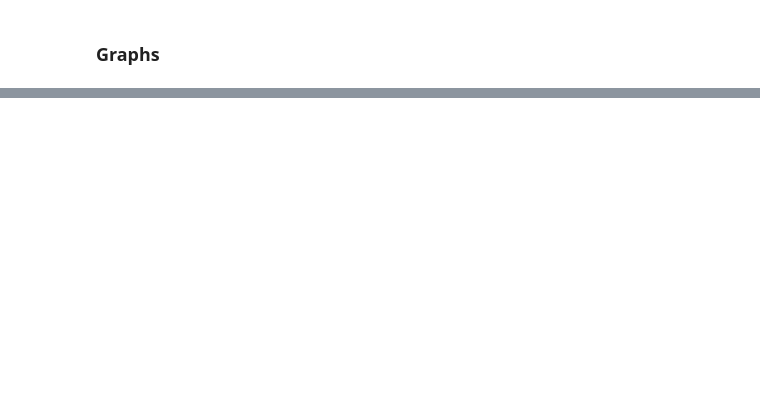
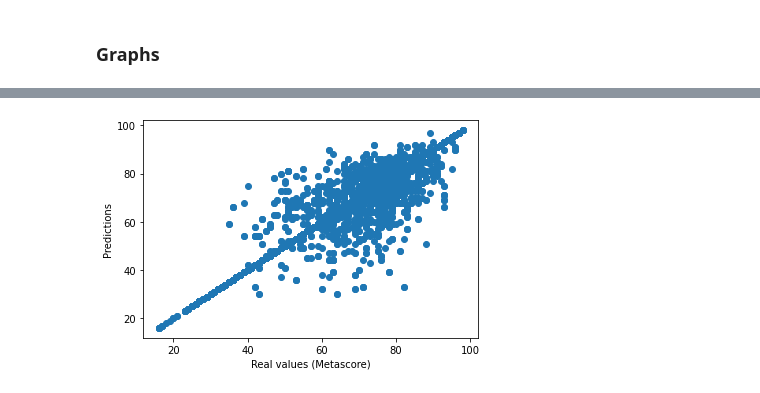
Before and after one commit to joaomoura05/Games-Classification, a Jupyter notebook: GamesClassificationModel.ipynb, the cells around one changed output, grey strips where cells are left out. Drawn from its saved outputs; the diff is of its cells as text; code cells hidden in the pictures; blank space fills up the shorter version.

Commit message:
added: scatter graph

```diff
--- a/GamesClassificationModel.ipynb
+++ b/GamesClassificationModel.ipynb
@@ -285,0 +286,7 @@ plt.show()
+# %%
+plt.scatter(y_test, y_pred_rf)
+plt.xlabel("Real values (Metascore)")
+plt.ylabel("Predictions")
+plt.show()
+# %% [output]
+[figure, added]
```
Also changed, not shown: parts of 6 cells of this notebook.
